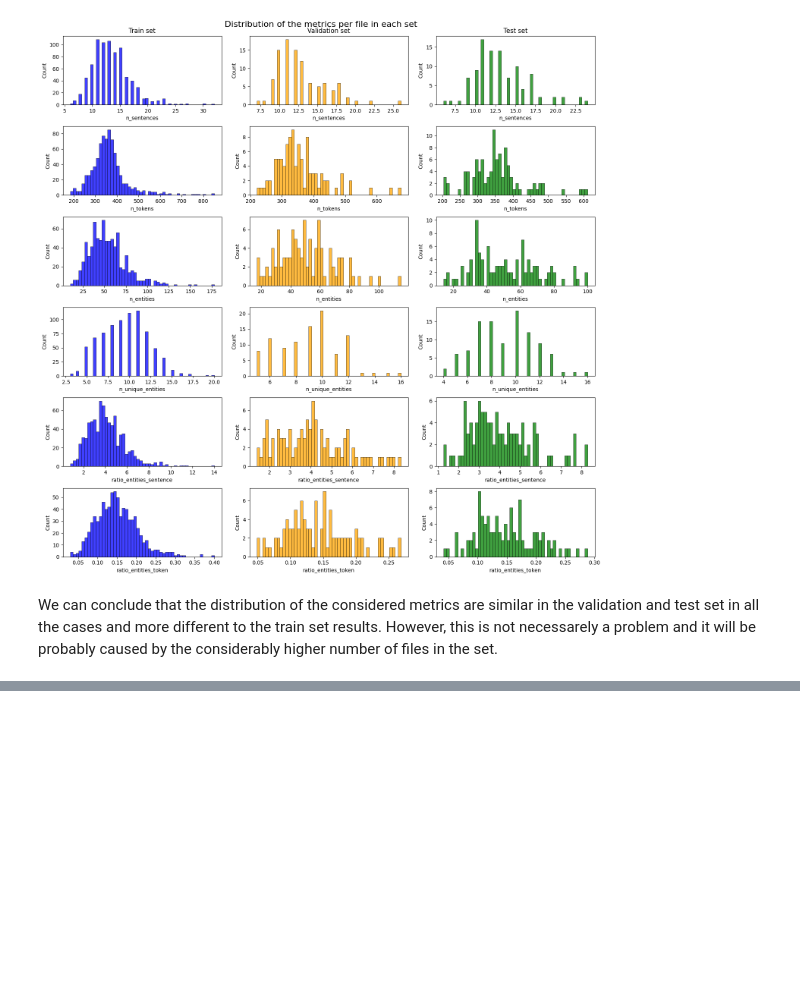
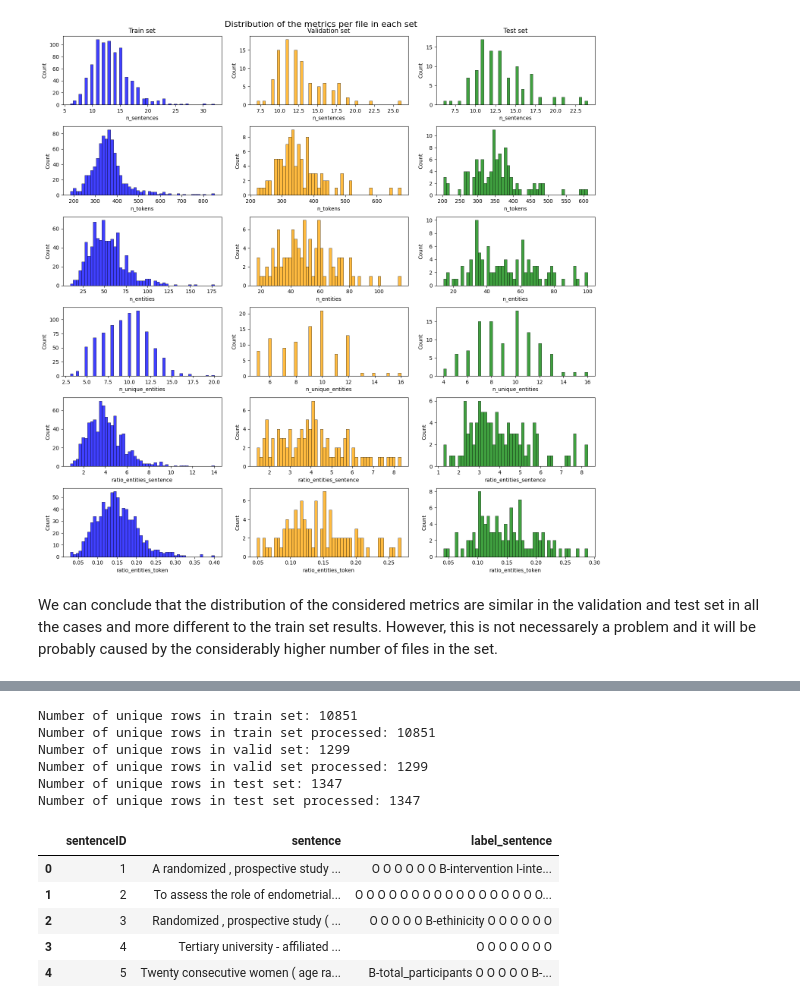
Before and after one commit to cuevascarlos/ClinicalTrials, a Jupyter notebook: PreProcessing.ipynb, the cells around one changed output, grey strips where cells are left out. Cells and saved outputs as stored; diff of their text form; code cells hidden in the pictures; blank space fills up the shorter version.

```diff
--- a/PreProcessing.ipynb
+++ b/PreProcessing.ipynb
@@ -431,0 +470,35 @@ We can conclude that the distribution of the considered metrics are similar in t
+# %%
+entry_param = "sentence" #Complete/sentence
+
+def PreprocessingData(df, entry_param = 'complete'):
+    '''
+    Function that preprocesses the data to have a dataframe with the sentences and the labels of the entities in BIO format.
+    Args:
+        df: dataframe with the data
+            The input dataframe must have the columns 'words', 'start', 'end', 'label' 'fileId' (if entry_param='complete') and 'sentenceID' (if entry_param = 'sentence')
+        entry_param: parameter that determines if the dataframe has the complete text as a unique sample or the sentences of the text separately
+    Returns:
+        df_processed: dataframe with the sentences and the labels of the entities in BIO format
+    '''
+    if entry_param == 'complete':
+        #Add a column with the sentence that each word belongs to
+        df['sentence'] = df.groupby(['fileId'])['words'].transform(lambda x: ' '.join(x))
+        #Add a column with all the labels of the words that belong to the same sentence
+        df['label_sentence'] = df.groupby(['fileId'])['label'].transform(lambda x: ' '.join(x))
+
+        df_processed = df[['fileId', 'sentence', 'label_sentence']].drop_duplicates().reset_index(drop=True)
+
+    elif entry_param == 'sentence':
+        #Add a column with the sentence that each word belongs to
+        df['sentence'] = df.groupby(['sentenceID'])['words'].transform(lambda x: ' '.join(x))
+        #Add a column with all the labels of the words that belong to the same sentence
+        df['label_sentence'] = df.groupby(['sentenceID'])['label'].transform(lambda x: ' '.join(x))
+
+        df_processed = df[['sentenceID', 'sentence', 'label_sentence']].drop_duplicates().reset_index(drop=True)
+
+    return df_processed
+# %%
+#Sentences considered as a unique sample
+df_train_processed = PreprocessingData(train_df, entry_param)
+df_valid_processed = PreprocessingData(valid_df, entry_param)
+df_test_processed = PreprocessingData(test_df, entry_param)
@@ -431,0 +523,22 @@ We can conclude that the distribution of the considered metrics are similar in t
+# %%
+print(f"Number of unique rows in train set: {train_df['sentenceID'].nunique()}")
+print(f"Number of unique rows in train set processed: {df_train_processed['sentenceID'].nunique()}")
+print(f"Number of unique rows in valid set: {valid_df['sentenceID'].nunique()}")
+print(f"Number of unique rows in valid set processed: {df_valid_processed['sentenceID'].nunique()}")
+print(f"Number of unique rows in test set: {test_df['sentenceID'].nunique()}")
+print(f"Number of unique rows in test set processed: {df_test_processed['sentenceID'].nunique()}")
+
+df_train_processed.head()
+# %% [output]
+Number of unique rows in train set: 10851
+Number of unique rows in train set processed: 10851
+Number of unique rows in valid set: 1299
+Number of unique rows in valid set processed: 1299
+Number of unique rows in test set: 1347
+Number of unique rows in test set processed: 1347
+|  | sentenceID | sentence | label_sentence |
+| 0 | 1 | A randomized , prospective study ... | O O O O O O B-intervention I-inte... |
+| 1 | 2 | To assess the role of endometrial... | O O O O O O O O O O O O O O O O O... |
+| 2 | 3 | Randomized , prospective study ( ... | O O O O O B-ethinicity O O O O O O |
+| 3 | 4 | Tertiary university - affiliated ... | O O O O O O O |
+| 4 | 5 | Twenty consecutive women ( age ra... | B-total_participants O O O O O B-... |
```
Also changed, not shown: parts of 20 cells of this notebook.
